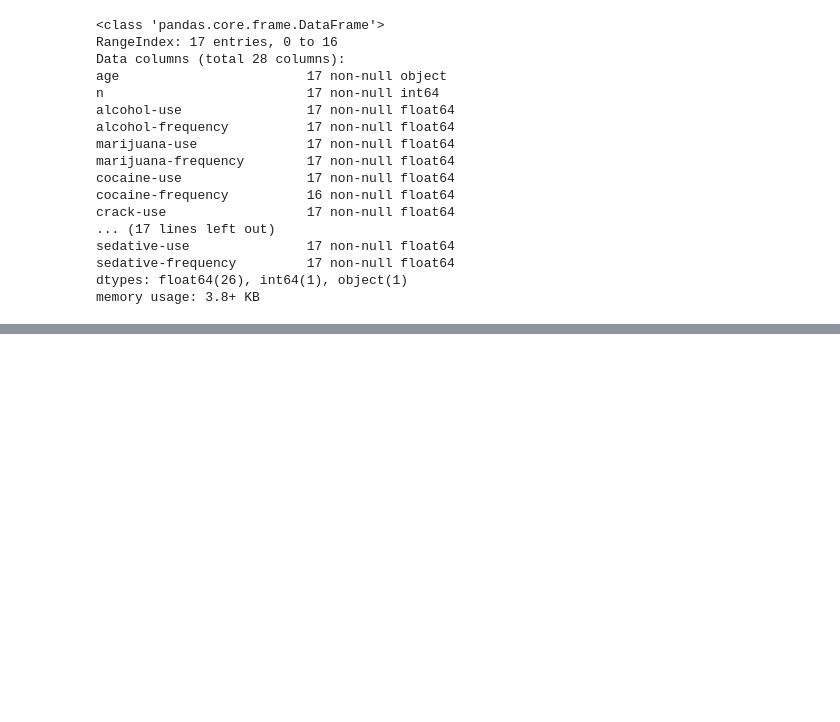
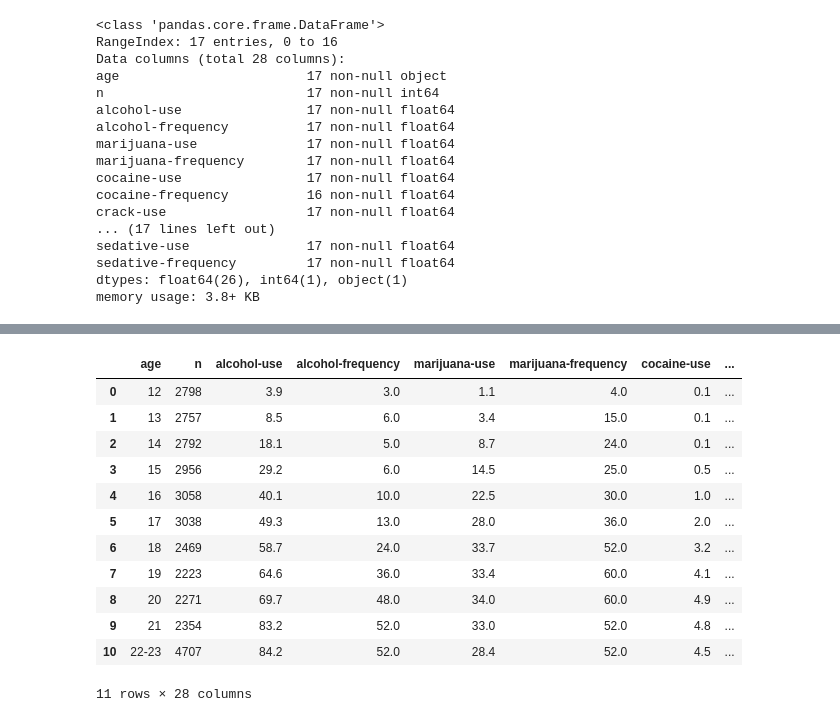
Before and after one commit to RaraAvisPZJT/tipn_zad, a Jupyter notebook: drugs/pandas.ipynb, the cells around one changed output, grey strips where cells are left out. Drawn from its saved outputs; the diff is of its cells as text; code cells hidden in the pictures; blank space fills up the shorter version.

```diff
--- a/drugs/pandas.ipynb
+++ b/drugs/pandas.ipynb
@@ -67,0 +219,16 @@ memory usage: 3.8+ KB
+# %%
+narko[:-6]
+# %% [output]
+|  | age | n | alcohol-use | alcohol-frequency | marijuana-use | marijuana-frequency | cocaine-use | ... |
+| 0 | 12 | 2798 | 3.9 | 3.0 | 1.1 | 4.0 | 0.1 | ... |
+| 1 | 13 | 2757 | 8.5 | 6.0 | 3.4 | 15.0 | 0.1 | ... |
+| 2 | 14 | 2792 | 18.1 | 5.0 | 8.7 | 24.0 | 0.1 | ... |
+| 3 | 15 | 2956 | 29.2 | 6.0 | 14.5 | 25.0 | 0.5 | ... |
+| 4 | 16 | 3058 | 40.1 | 10.0 | 22.5 | 30.0 | 1.0 | ... |
+| 5 | 17 | 3038 | 49.3 | 13.0 | 28.0 | 36.0 | 2.0 | ... |
+| 6 | 18 | 2469 | 58.7 | 24.0 | 33.7 | 52.0 | 3.2 | ... |
+| 7 | 19 | 2223 | 64.6 | 36.0 | 33.4 | 60.0 | 4.1 | ... |
+| 8 | 20 | 2271 | 69.7 | 48.0 | 34.0 | 60.0 | 4.9 | ... |
+| 9 | 21 | 2354 | 83.2 | 52.0 | 33.0 | 52.0 | 4.8 | ... |
+| 10 | 22-23 | 4707 | 84.2 | 52.0 | 28.4 | 52.0 | 4.5 | ... |
+11 rows × 28 columns
```
Also changed, not shown: parts of 28 cells of this notebook.
